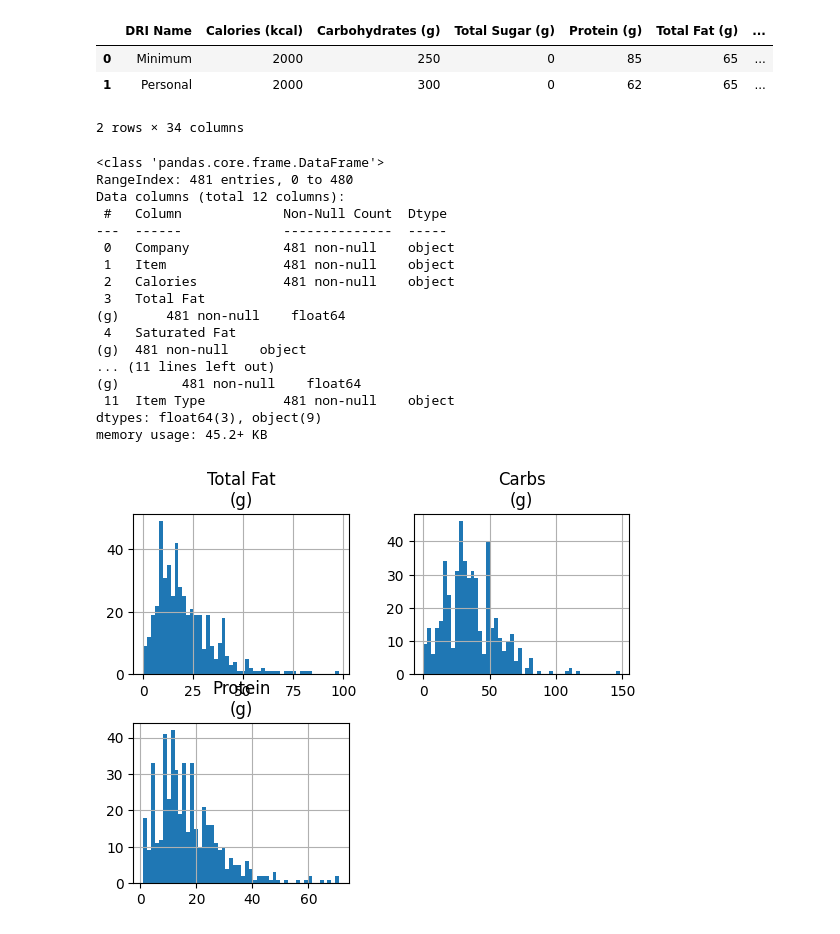
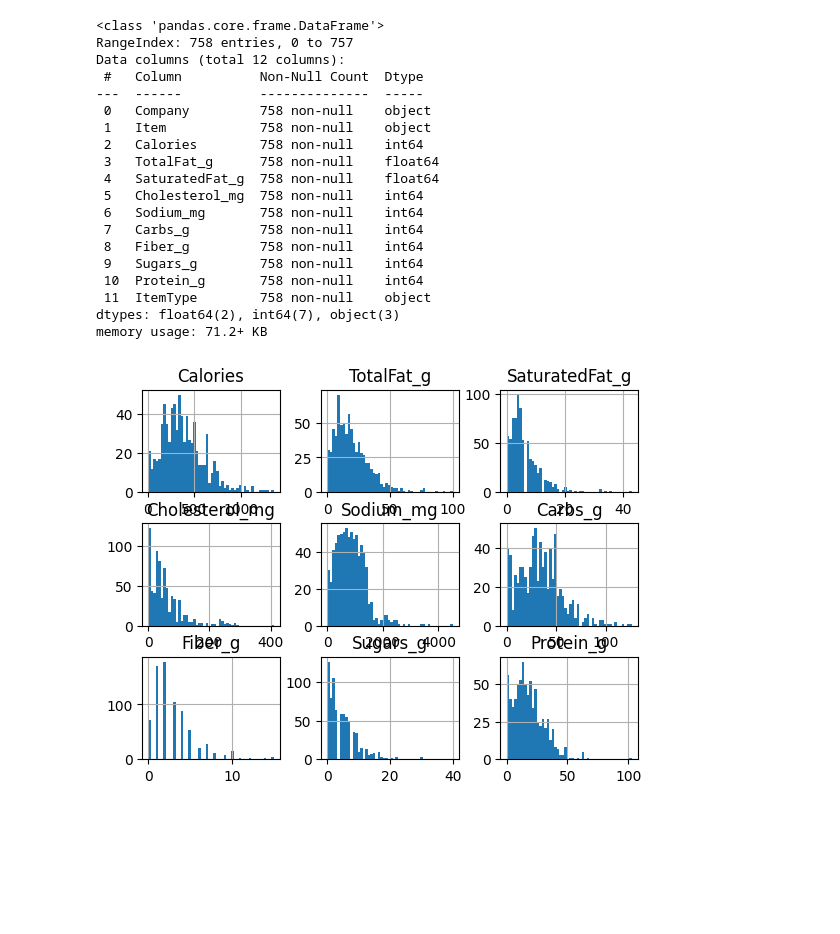
Before and after one commit to tturne21/Capstone, a Jupyter notebook: Python ingest.ipynb, the cells around one changed output. Saved outputs shown, nothing was run; the diff lists cells and outputs as text; code cells hidden in the pictures; blank space fills up the shorter version.

```diff
--- a/Python ingest.ipynb
+++ b/Python ingest.ipynb
@@ -1,58 +1,58 @@
 # %%
+
 import pandas as pd
 import numpy as np
 import matplotlib.pyplot as plt
 import openpyxl
+import csv
+import random
+
+from itertools import permutations
+from itertools import combinations, product
 
 
-fast_food = pd.read_csv('./FastFoodNutritionMenuV2.csv')
-DRI = pd.read_csv('./Min_Personal Dietary Reference Intake (DRI) - Sheet4.csv')
+fast_food = pd.read_csv('./AllFastFood.csv')
+
+# import tabula
+
+# pdf_file ='./CAVA_1223_REC_GID_NUTR_ALL_REG.pdf'
+
+# tabula.convert_into(pdf_file, 'FFN_Cava.csv', output_format='csv', pages='all')
-# %%
-DRI.head()
-# %% [output]
-|  | DRI Name | Calories (kcal) | Carbohydrates (g) | Total Sugar (g) | Protein (g) | Total Fat (g) | ... |
-| 0 | Minimum | 2000 | 250 | 0 | 85 | 65 | ... |
-| 1 | Personal | 2000 | 300 | 0 | 62 | 65 | ... |
-2 rows × 34 columns
 # %%
 #data profile
-#fast food 1 info
+#fast food info
 
 fast_food.info()
 
-categorical = fast_food.select_dtypes(include=['object']).columns.tolist()
 numerical = fast_food.select_dtypes(include =['object','int64', 'float64']).columns.tolist()
 
 #data clean
-fast_food.fillna('LD', inplace=True) # fill missing values with zeros
-#fast_food['Fiber'] = fast_food['Fiber'].astype('int') # convert column to integer type
-fast_food.isna().sum() # shows all null rows think about what to drop, what will you use, and what can you sacrifice
+#fast_food.fillna('LD', inplace=True) # fill missing values with 'LD'
+# fast_food.isna().sum() # shows all null rows think about what to drop, what will you use, and what can you sacrifice
 
 fast_food.head()
 
 # Histogram for numerical data
 fast_food[numerical].hist(bins=50)
 plt.show()
-
-# Bar chart for categorical data
-#fast_food[categorical].value_counts().plot(kind='bar')
-#plt.show()
 # %% [output]
 <class 'pandas.core.frame.DataFrame'>
-RangeIndex: 481 entries, 0 to 480
+RangeIndex: 758 entries, 0 to 757
 Data columns (total 12 columns):
- #   Column             Non-Null Count  Dtype
----  ------             --------------  -----
- 0   Company            481 non-null    object
- 1   Item               481 non-null    object
- 2   Calories           481 non-null    object
- 3   Total Fat
-(g)      481 non-null    float64
- 4   Saturated Fat
-(g)  481 non-null    object
-... (11 lines left out)
-(g)        481 non-null    float64
- 11  Item Type          481 non-null    object
-dtypes: float64(3), object(9)
-memory usage: 45.2+ KB
+ #   Column          Non-Null Count  Dtype
+---  ------          --------------  -----
+ 0   Company         758 non-null    object
+ 1   Item            758 non-null    object
+ 2   Calories        758 non-null    int64
+ 3   TotalFat_g      758 non-null    float64
+ 4   SaturatedFat_g  758 non-null    float64
+ 5   Cholesterol_mg  758 non-null    int64
+ 6   Sodium_mg       758 non-null    int64
+ 7   Carbs_g         758 non-null    int64
+ 8   Fiber_g         758 non-null    int64
+ 9   Sugars_g        758 non-null    int64
+ 10  Protein_g       758 non-null    int64
+ 11  ItemType        758 non-null    object
+dtypes: float64(2), int64(7), object(3)
+memory usage: 71.2+ KB
-[figure, old version]
+[figure, new version]
```
Also changed, not shown: parts of 5 cells of this notebook, 29 other files.
